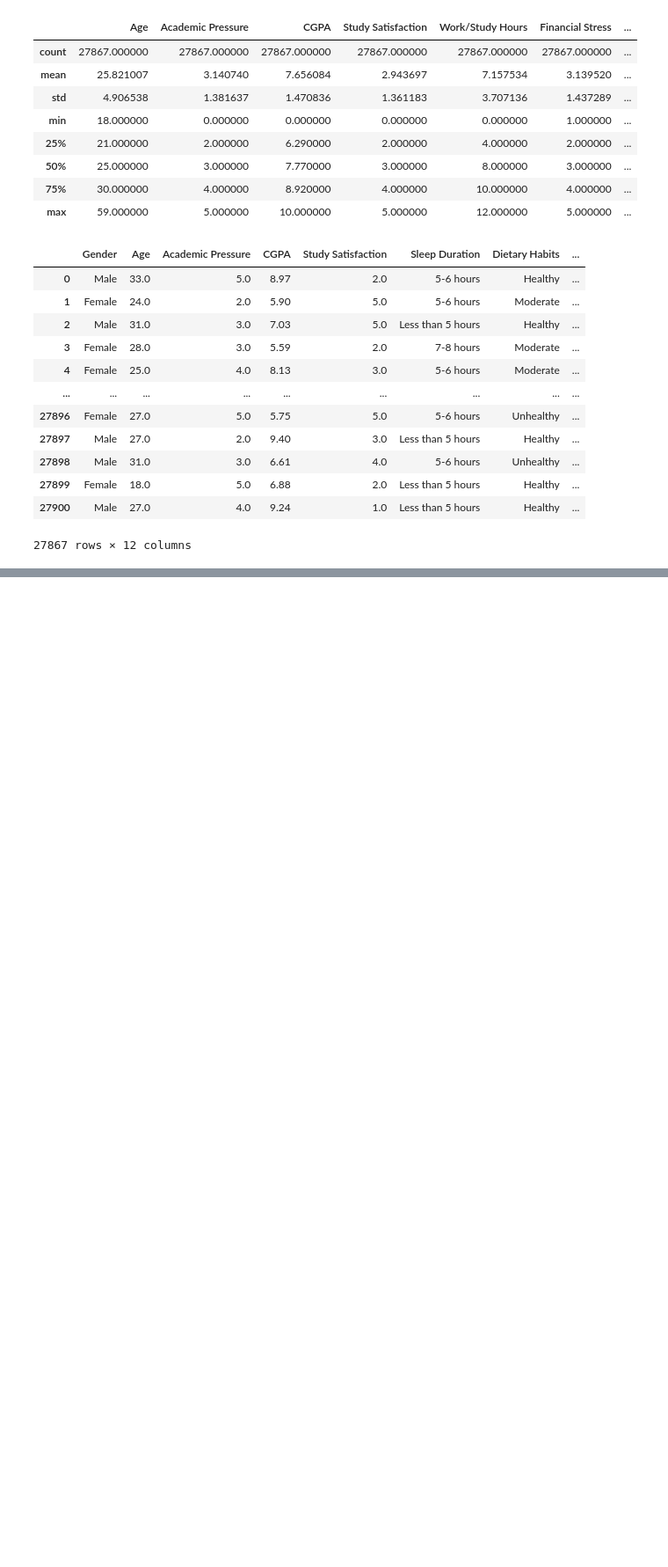
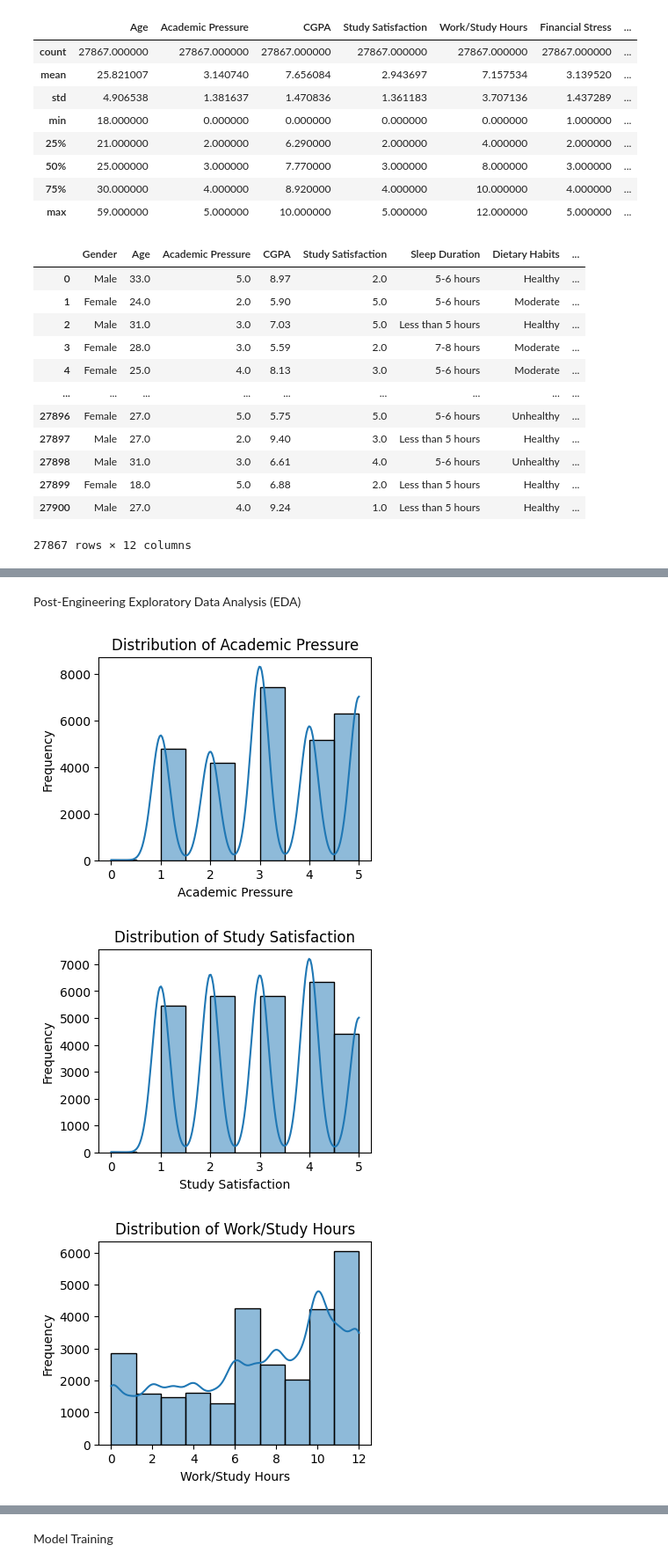
Before and after one commit to gaurav420p/Mind-Matters-Depression-Detection-ML-Project, a Jupyter notebook: analysis_model.ipynb, the cells around one changed output, grey strips where cells are left out. Shown at 88% size. Drawn from its saved outputs; the diff is of its cells as text; code cells hidden in the pictures; blank space fills up the shorter version.

Commit message:
Model  Prediction Done

```diff
--- a/analysis_model.ipynb
+++ b/analysis_model.ipynb
@@ -335,0 +384,13 @@ df
+# %%
+# Define binning ranges and labels for Age groups
+bins = [18, 24, 29, 34, 39, 60]  # Age groups
+labels = ['18-24', '25-29', '30-34', '35-39', '40-60']  # Age group labels
+
+# Bin the 'Age' column and replace it with the corresponding Age group
+df['Age'] = pd.cut(df['Age'], bins=bins, labels=labels, right=False)
+
+# Rename the column 'Age' to 'Age Group'
+df.rename(columns={'Age': 'Age Group'}, inplace=True)
+# %%
+numerical_cols.remove('Age')
+categorical_cols.insert(1, 'Age Group')
@@ -335,0 +427,3 @@ df
+# %%
+numerical_cols.remove('CGPA')
+categorical_cols.insert(2, 'CGPA Group')
@@ -335,0 +522,49 @@ df
+# %% [markdown]
+Post-Engineering Exploratory Data Analysis (EDA)
+# %%
+# Plot distributions of numerical variables
+for col in numerical_cols:
+    plt.figure(figsize=(4, 3))
+    sns.histplot(df[col], kde=True, bins=10)
+    plt.title(f'Distribution of {col}')
+    plt.xlabel(col)
+    plt.ylabel('Frequency')
+    plt.show()
+
+# Reverse mappings for visualization
+reverse_mappings = {
+    'Gender': {0: 'Male', 1: 'Female'},
+    'Age Group': {0: '18-24', 1: '25-29', 2: '30-34', 3: '35-39', 4: '40-60'},
+    'CGPA Group': {0: 'Low CGPA', 1: 'Below Average CGPA', 2: 'Average CGPA', 3: 'High CGPA'},
+    'Sleep Duration': {0: 'Less than 5 hours', 1: '5-6 hours', 2: '7-8 hours', 3: 'More than 8 hours', 4: 'Others'},
+    'Dietary Habits': {0: 'Healthy', 1: 'Moderate', 2: 'Unhealthy', 3: 'Others'},
+    'Have you ever had suicidal thoughts ?': {1: 'Yes', 0: 'No'},
+    'Family History of Mental Illness': {1: 'Yes', 0: 'No'}
+}
+
+# Analyze categorical variables
+for col in categorical_cols:
+    plt.figure(figsize=(4, 3))
+
+    # Replace numerical values with original categories for visualization
+    if col in reverse_mappings:
+        temp_df = df.copy()
+        temp_df[col] = temp_df[col].map(reverse_mappings[col])
+        sns.countplot(x=col, data=temp_df)
+    else:
+        sns.countplot(x=col, data=df)
+
+    # Customize title for suicidal thoughts
+    if col == 'Have you ever had suicidal thoughts ?':
+        plt.title('Distribution of Suicidal Thoughts')
+    else:
+        plt.title(f'Distribution of {col}')
+
+    plt.xlabel(col)
+    plt.ylabel('Count')
+    plt.xticks(rotation=45, ha='right')  # Rotate x-axis labels for better readability
+    plt.show()
+# %% [output]
+[figure, added]
+[figure, added]
+[figure, added]
@@ -335,0 +580,2 @@ df
+# %% [markdown]
+Model Training
```
Also changed, not shown: parts of 22 cells of this notebook, 2 other files.
